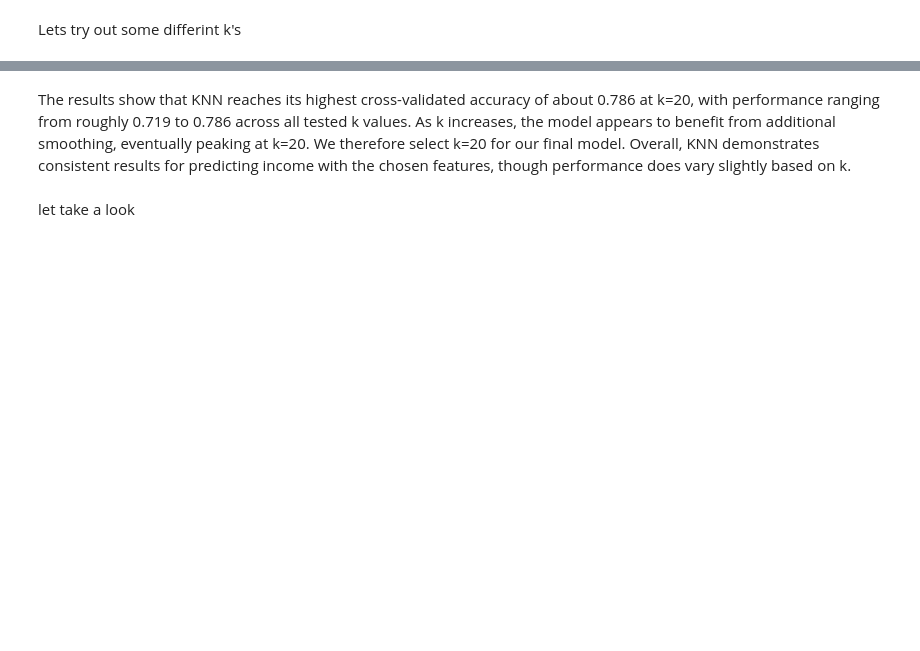
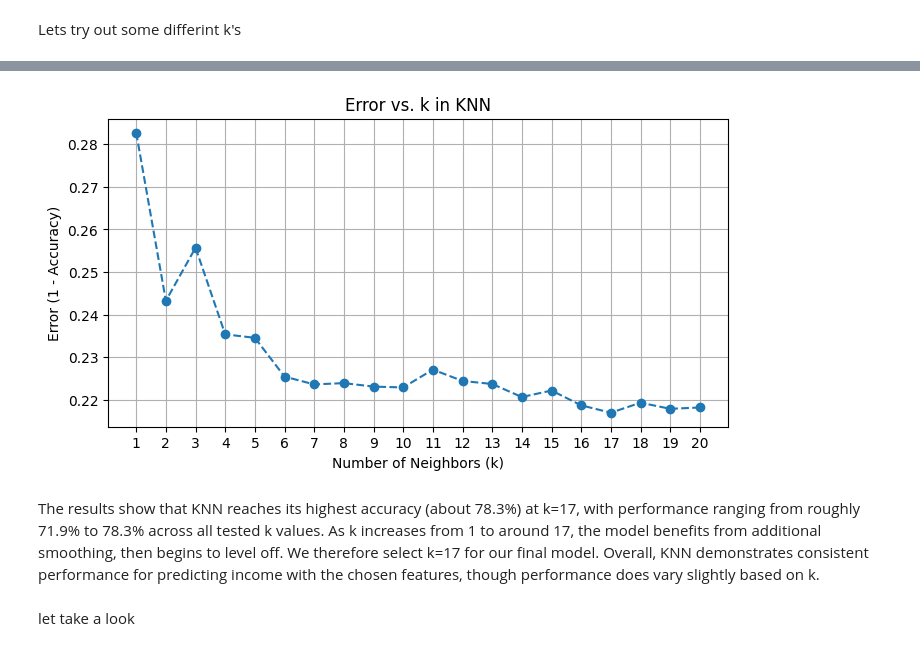
Before and after one commit to jonathanLOlsen/Data-and-things, a Jupyter notebook: 8 Classification II/6HandIn.ipynb, the cells around one changed output, grey strips where cells are left out. Saved outputs shown, nothing was run; the diff lists cells and outputs as text; code cells hidden in the pictures; blank space fills up the shorter version.

```diff
--- a/8 Classification II/6HandIn.ipynb
+++ b/8 Classification II/6HandIn.ipynb
@@ -127,0 +114,8 @@ print(X_encoded.head())
+# %%
+
+income_features = ['age', 'education-num']
+
+scaler = MinMaxScaler()
+
+df[income_features] = scaler.fit_transform(df[income_features])
+print(df[income_features].head())
@@ -201,5 +177,16 @@ plt.show()
+# %%
+plt.figure(figsize=(8, 4))
+plt.plot(range(1, 21), errors, marker='o', linestyle='--')
+plt.title('Error vs. k in KNN')
+plt.xlabel('Number of Neighbors (k)')
+plt.ylabel('Error (1 - Accuracy)')
+plt.xticks(range(1, 21))
+plt.grid(True)
+plt.show()
+# %% [output]
+[figure, added]
 # %% [markdown]
-The results show that KNN reaches its highest cross-validated accuracy of about 0.786 at k=20, with performance ranging from roughly 0.719 to 0.786 across all tested k values. As k increases, the model appears to benefit from additional smoothing, eventually peaking at k=20. We therefore select k=20 for our final model. Overall, KNN demonstrates consistent results for predicting income with the chosen features, though performance does vary slightly based on k.
+The results show that KNN reaches its highest accuracy (about 78.3%) at k=17, with performance ranging from roughly 71.9% to 78.3% across all tested k values. As k increases from 1 to around 17, the model benefits from additional smoothing, then begins to level off. We therefore select k=17 for our final model. Overall, KNN demonstrates consistent performance for predicting income with the chosen features, though performance does vary slightly based on k.
 # %% [markdown]
 let take a look
 # %%
```
Also changed, not shown: parts of 37 cells of this notebook.
